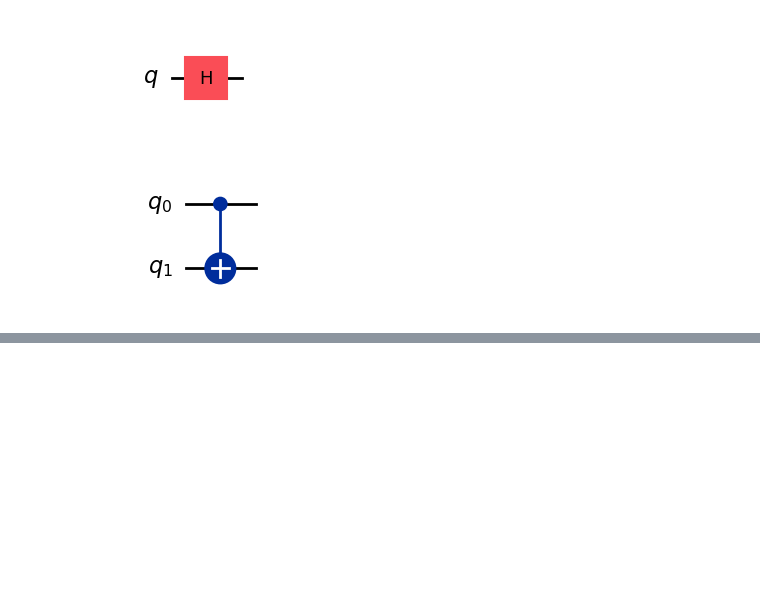
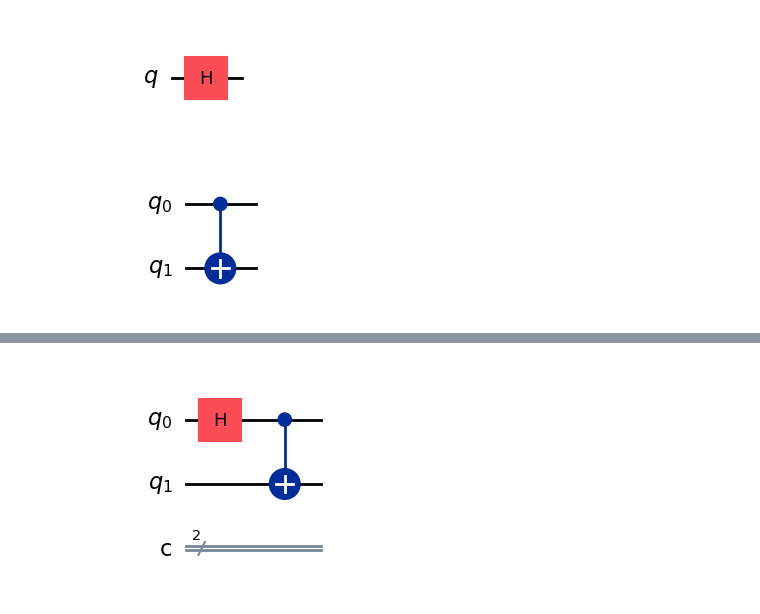
Before and after one commit to Ravindu-Pathirana/Quantum-Computing, a Jupyter notebook: Intro. Qiskit/intoduction.ipynb, the cells around one changed output, grey strips where cells are left out. Cells and saved outputs as stored; diff of their text form; code cells hidden in the pictures; blank space fills up the shorter version.

```diff
--- a/Intro. Qiskit/intoduction.ipynb
+++ b/Intro. Qiskit/intoduction.ipynb
@@ -31,0 +39,8 @@ qc.draw('mpl')
+# %%
+# adding classical bits to the circuit
+qc = QuantumCircuit(2,2)
+qc.h(0)
+qc.cx(0,1)
+qc.draw('mpl')
+# %% [output]
+[figure, added]
```
Also changed, not shown: parts of 5 cells of this notebook.
